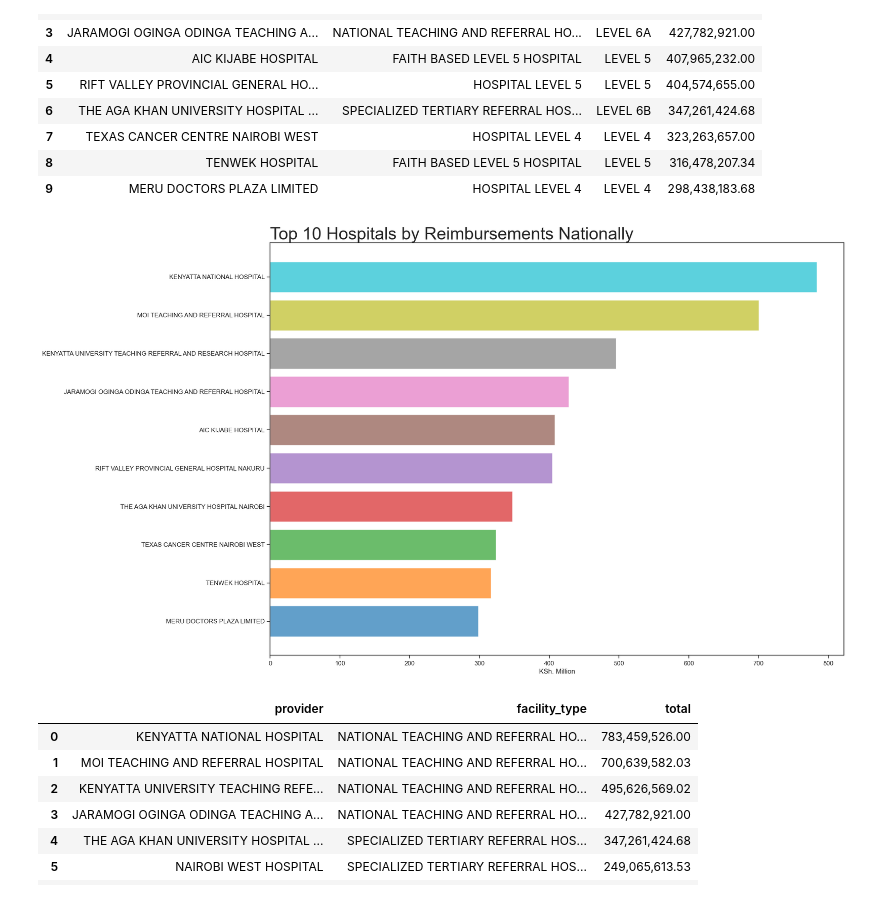
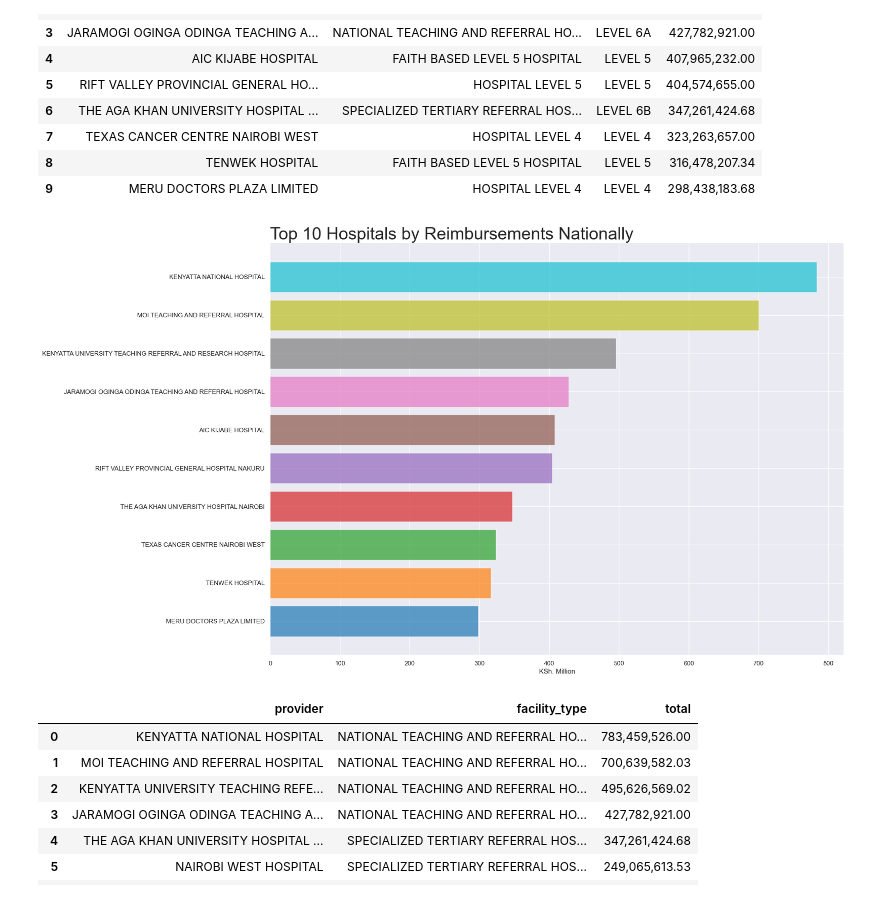
Before and after one commit to WaMuriithi/SHA_Payments-Analysis, a Jupyter notebook: prep_analysis.ipynb, the cells around one changed output. Cells and saved outputs as stored; diff of their text form; code cells hidden in the pictures.

```diff
--- a/prep_analysis.ipynb
+++ b/prep_analysis.ipynb
@@ -308,7 +308,7 @@ august_1_payments.head()
 | 4 | ABAKORE SUB-COUNTY HOSPITAL | 134400.00 |
 # %%
 # Load August2 data
-august_2 = pd.read_excel(r"C:\Users\user\Desktop\SHA Payments\source docs\power_query_extracts\SHA_PAYMENTS_AUGUST_2025_2.xlsx")
+august_2 = pd.read_excel(r"C:\Users\user\Desktop\SHA Payments\power_query_extracts\SHA_PAYMENTS_AUGUST_2025_2.xlsx")
 #Parse provider names
 august_2['Provider'] = august_2['Provider'].apply(lambda x: ' '.join(x.split()[1:]).strip())
 # Check multiple payments
@@ -488,21 +488,21 @@ top10_national
 | 9 | MERU DOCTORS PLAZA LIMITED | HOSPITAL LEVEL 4 | LEVEL 4 | 298,438,183.68 |
 # %%
 # Visualize top10 by reimbursements national
-sns.set_style('ticks')
+sns.set()
 
 top10 = top10_national.copy()
 top10 = top10.sort_values(by='total')
 top10['total'] = top10['total'] / 1e6
 colors = [color for color in plt.cm.tab10.colors]
 
 plt.figure(figsize=(18,13))
 plt.barh('provider', 'total', data=top10, color=colors, alpha=0.7)
 plt.title("Top 10 Hospitals by Reimbursements Nationally", fontsize=30, loc='left')
 plt.xlabel("KSh. Million")
 plt.ticklabel_format(style='plain', axis='x')
 plt.show()
 # %% [output]
-[figure, old version]
+[figure, new version]
 # %%
 # Level 6
 l6 = payments_processed[payments_processed['level'].str.contains('6', regex=False, na=False)][[
```
Also changed, not shown: parts of 8 cells of this notebook, 2 other files.
